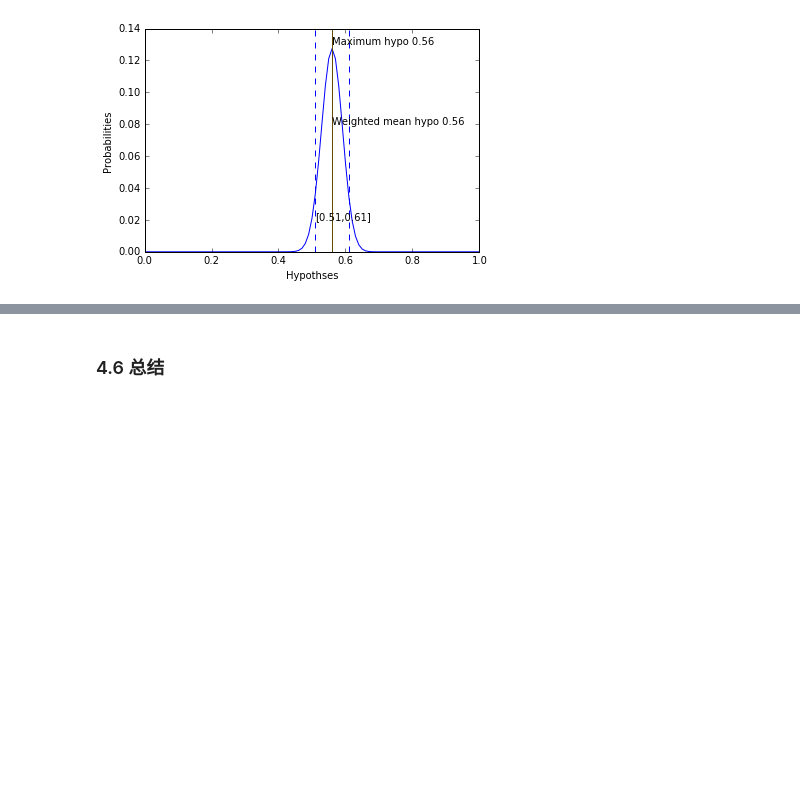
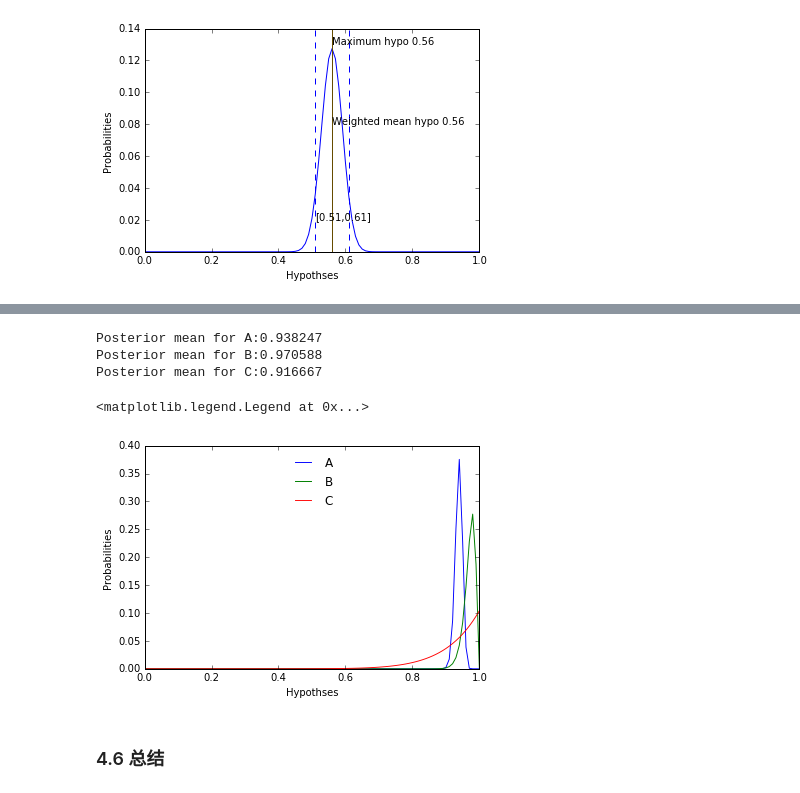
Before and after one commit to Tong-Chen/bayes_learn, a Jupyter notebook: Bayes_learn_code_3.ipynb, the cells around one changed output, grey strips where cells are left out. Saved outputs shown, nothing was run; the diff lists cells and outputs as text; code cells hidden in the pictures; blank space fills up the shorter version.

Commit message:
Update example for Beta-distrib

```diff
--- a/Bayes_learn_code_3.ipynb
+++ b/Bayes_learn_code_3.ipynb
@@ -128,6 +128,10 @@ class Bayes(object):
         probs = [self.pmf[hypo] for hypo in hypos]
         return hypos, probs
 
+    def ItemsD(self):
+        '''Return two lists, hypos_list and probability_list'''
+        return self.pmf
+
     def Max(self):
         '''Return the hypothesis with maximum posterior probability'''
         max_prob, max_hypo = max([(prob,hypo) for hypo, prob in self.pmf.iteritems()])
@@ -514,6 +518,7 @@ class Beta(object):
         self.alpha = alpha
         self.beta  = beta
         self.label = label
+        self.hypos = [i/100.0 for i in range(0,101)]
 
     def Update(self, data):
         '''
@@ -541,7 +546,7 @@ class Beta(object):
         '''
         return x ** (self.alpha-1) * (1-x) ** (self.beta-1)
 
-    def MakePmf(self, hypos, label=None):
+    def MakePmf(self, hypos=None, label=None):
         '''Generate the probability mass function class subject.
 
         Note: Normally, we just evaluate the PDF at a sequence of points and
@@ -558,6 +563,8 @@ class Beta(object):
         '''
         if self.alpha < 1 or self.beta < 1:
             return "Currently not supported"
+        if hypos == None:
+            hypos = self.hypos
 
         probs = [self.EvalPdf(hypo) for hypo in hypos]
         pmf   = Bayes(dict(zip(hypos, probs)), name=label)
@@ -593,3 +618,42 @@ Posterior mean: 0.559523809524
+# %%
+dataD = {'A':[470,30],'B':[98,2],'C':[10,0]}
+
+def Qupdate(data, label):
+    Qa = Beta(1,1)
+    Qa.Update(data)
+    Qa_mean = Qa.Mean()
+    print "Posterior mean for %s:%f" % (label,Qa_mean)
+
+    Qa_pmf = Qa.MakePmf()
+    Qa_hypo, Qa_prob = Qa_pmf.Items()
+    plt.plot(Qa_hypo, Qa_prob,label=label,lw=Qa_mean)
+
+labelL = dataD.keys()
+labelL.sort()
+for label in labelL:
+    data = dataD[label]
+    Qupdate(data,label)
+plt.xlabel('Hypothses')
+plt.ylabel('Probabilities')
+plt.legend(frameon=False, loc=9)
+
+#plt.axvline(max_hypo, label=label)
+#plt.annotate(xy=(max_hypo, 0.13),s="Maximum hypo "+str(max_hypo))
+#weighted_mean_hypo = coins.Mean()
+#plt.axvline(weighted_mean_hypo,color='g',alpha=0.6)
+#plt.annotate(xy=(weighted_mean_hypo,0.08),s="Weighted mean hypo %.2f" % weighted_mean_hypo)
+
+#lower_5 = coins.Percentile(5)
+#upper_95 = coins.Percentile(95)
+#plt.axvline(lower_5,color='b',ls="dashed")
+#plt.axvline(upper_95,color='b',ls="dashed")
+#plt.annotate(xy=(lower_5,0.02),s="["+str(lower_5)+','+str(upper_95)+']')
+# %% [output]
+Posterior mean for A:0.938247
+Posterior mean for B:0.970588
+Posterior mean for C:0.916667
+<matplotlib.legend.Legend at 0x...>
+[figure, added]
 # %% [markdown]
 ### 4.6 总结
 # %% [markdown]
```
Also changed, not shown: parts of 9 cells of this notebook, 3 other files.
